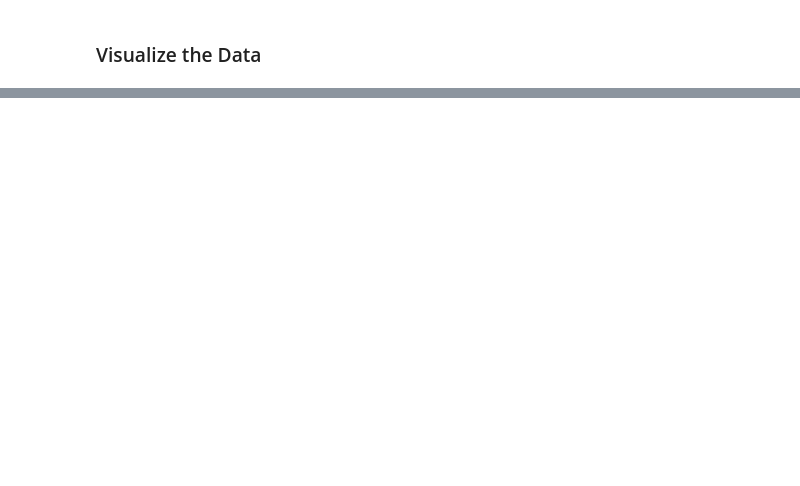
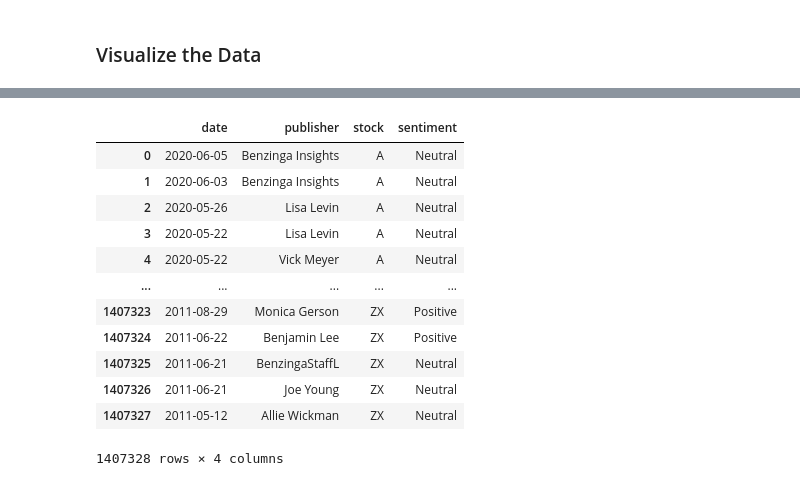
Before and after one commit to dani6566/FNSPID, a Jupyter notebook: Notebooks/financial_analysis.ipynb, the cells around one changed output, grey strips where cells are left out. Saved outputs shown, nothing was run; the diff lists cells and outputs as text; code cells hidden in the pictures; blank space fills up the shorter version.

```diff
--- a/Notebooks/financial_analysis.ipynb
+++ b/Notebooks/financial_analysis.ipynb
@@ -169,0 +195,6 @@ plt.show()
+# %%
+
+df['date'] = pd.to_datetime(df['date'], format='ISO8601', utc=True)
+# Assuming the timestamp column is named 'timestamp'
+df['date'] = df['date'].dt.date
+df.head()
@@ -169,0 +227,28 @@ plt.show()
+# %%
+# 1.1 Perform Sentiment Analysis
+def get_sentiment(text):
+    analysis = TextBlob(text)
+    # Classify sentiment as positive, negative, or neutral
+    if analysis.sentiment.polarity > 0:
+        return 'Positive'
+    elif analysis.sentiment.polarity < 0:
+        return 'Negative'
+    else:
+        return 'Neutral'
+df['sentiment'] = df['headline'].apply(get_sentiment)
+# %%
+df[['date','publisher','stock','sentiment']]
+# %% [output]
+|  | date | publisher | stock | sentiment |
+| 0 | 2020-06-05 | Benzinga Insights | A | Neutral |
+| 1 | 2020-06-03 | Benzinga Insights | A | Neutral |
+| 2 | 2020-05-26 | Lisa Levin | A | Neutral |
+| 3 | 2020-05-22 | Lisa Levin | A | Neutral |
+| 4 | 2020-05-22 | Vick Meyer | A | Neutral |
+| ... | ... | ... | ... | ... |
+| 1407323 | 2011-08-29 | Monica Gerson | ZX | Positive |
+| 1407324 | 2011-06-22 | Benjamin Lee | ZX | Positive |
+| 1407325 | 2011-06-21 | BenzingaStaffL | ZX | Neutral |
+| 1407326 | 2011-06-21 | Joe Young | ZX | Neutral |
+| 1407327 | 2011-05-12 | Allie Wickman | ZX | Neutral |
+1407328 rows × 4 columns
```
Also changed, not shown: parts of 15 cells of this notebook.
